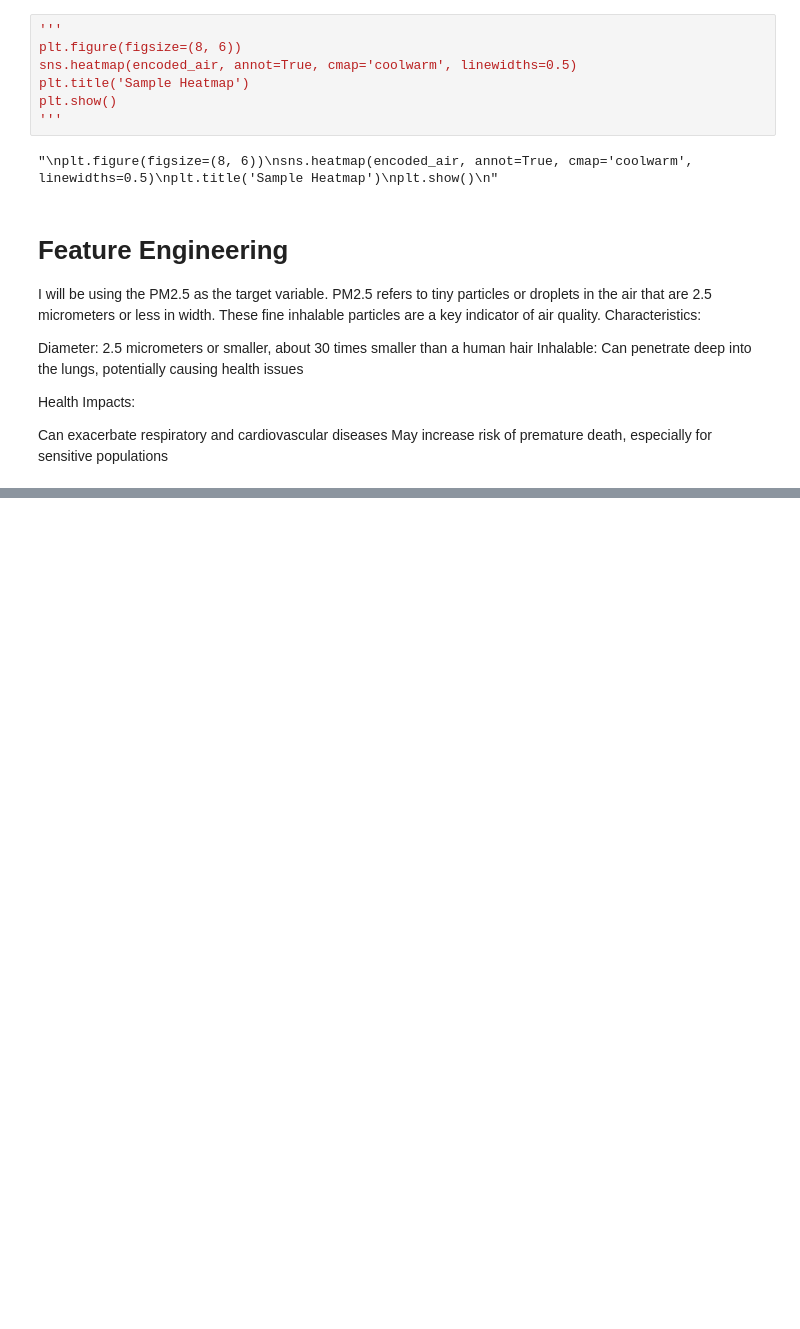
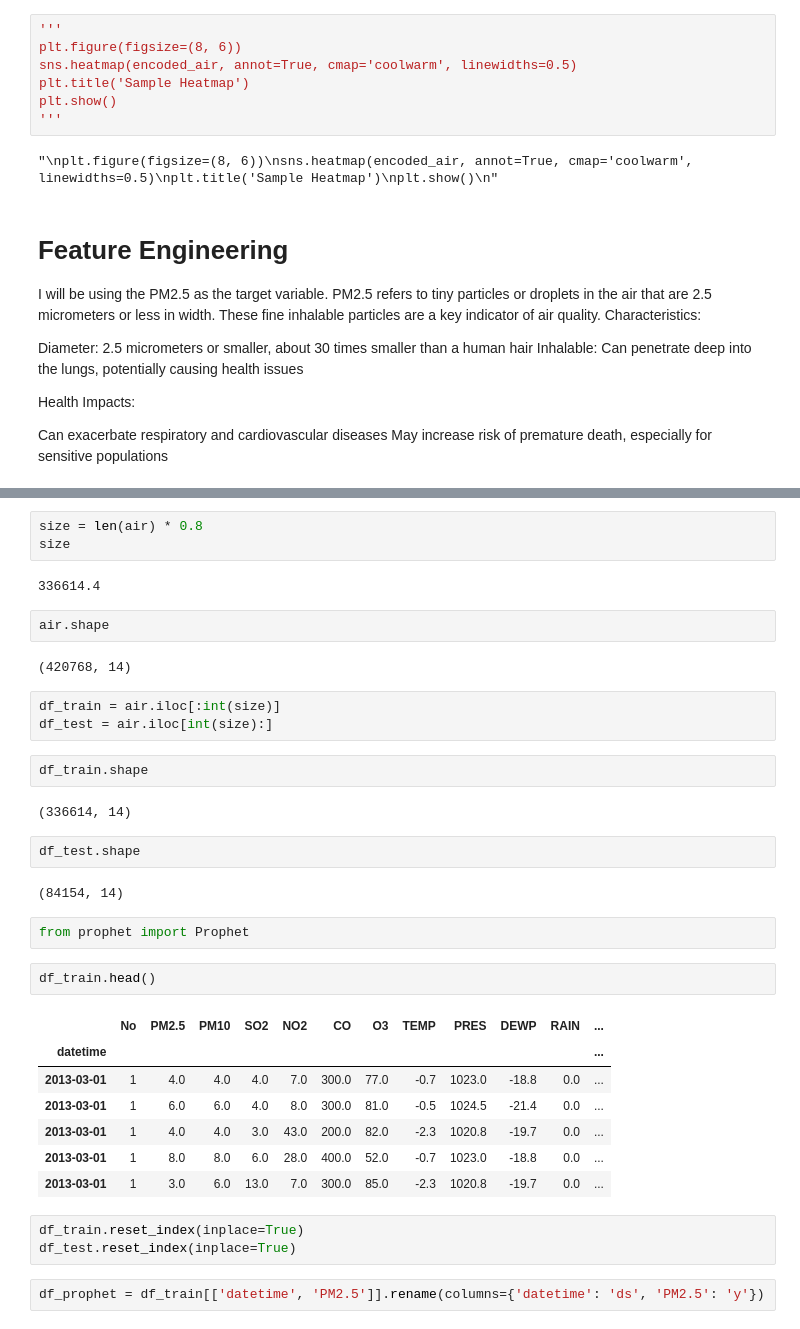
Before and after one commit to Mercymerine/Machine_learning2, a Jupyter notebook: Air_quality.ipynb, the cells around one changed output, grey strips where cells are left out. Drawn from its saved outputs; the diff is of its cells as text; blank space fills up the shorter version.

```diff
--- a/Air_quality.ipynb
+++ b/Air_quality.ipynb
@@ -558,0 +437,37 @@ plt.show()
+# %%
+size = len(air) * 0.8
+size
+# %% [output]
+336614.4
+# %%
+air.shape
+# %% [output]
+(420768, 14)
+# %%
+df_train = air.iloc[:int(size)]
+df_test = air.iloc[int(size):]
+# %%
+df_train.shape
+# %% [output]
+(336614, 14)
+# %%
+df_test.shape
+# %% [output]
+(84154, 14)
+# %%
+from prophet import Prophet
+# %%
+df_train.head()
+# %% [output]
+|  | No | PM2.5 | PM10 | SO2 | NO2 | CO | O3 | TEMP | PRES | DEWP | RAIN | ... |
+| datetime |  |  |  |  |  |  |  |  |  |  |  | ... |
+| 2013-03-01 | 1 | 4.0 | 4.0 | 4.0 | 7.0 | 300.0 | 77.0 | -0.7 | 1023.0 | -18.8 | 0.0 | ... |
+| 2013-03-01 | 1 | 6.0 | 6.0 | 4.0 | 8.0 | 300.0 | 81.0 | -0.5 | 1024.5 | -21.4 | 0.0 | ... |
+| 2013-03-01 | 1 | 4.0 | 4.0 | 3.0 | 43.0 | 200.0 | 82.0 | -2.3 | 1020.8 | -19.7 | 0.0 | ... |
+| 2013-03-01 | 1 | 8.0 | 8.0 | 6.0 | 28.0 | 400.0 | 52.0 | -0.7 | 1023.0 | -18.8 | 0.0 | ... |
+| 2013-03-01 | 1 | 3.0 | 6.0 | 13.0 | 7.0 | 300.0 | 85.0 | -2.3 | 1020.8 | -19.7 | 0.0 | ... |
+# %%
+df_train.reset_index(inplace=True)
+df_test.reset_index(inplace=True)
+# %%
+df_prophet = df_train[['datetime', 'PM2.5']].rename(columns={'datetime': 'ds', 'PM2.5': 'y'})
```
Also changed, not shown: parts of 35 cells of this notebook.
